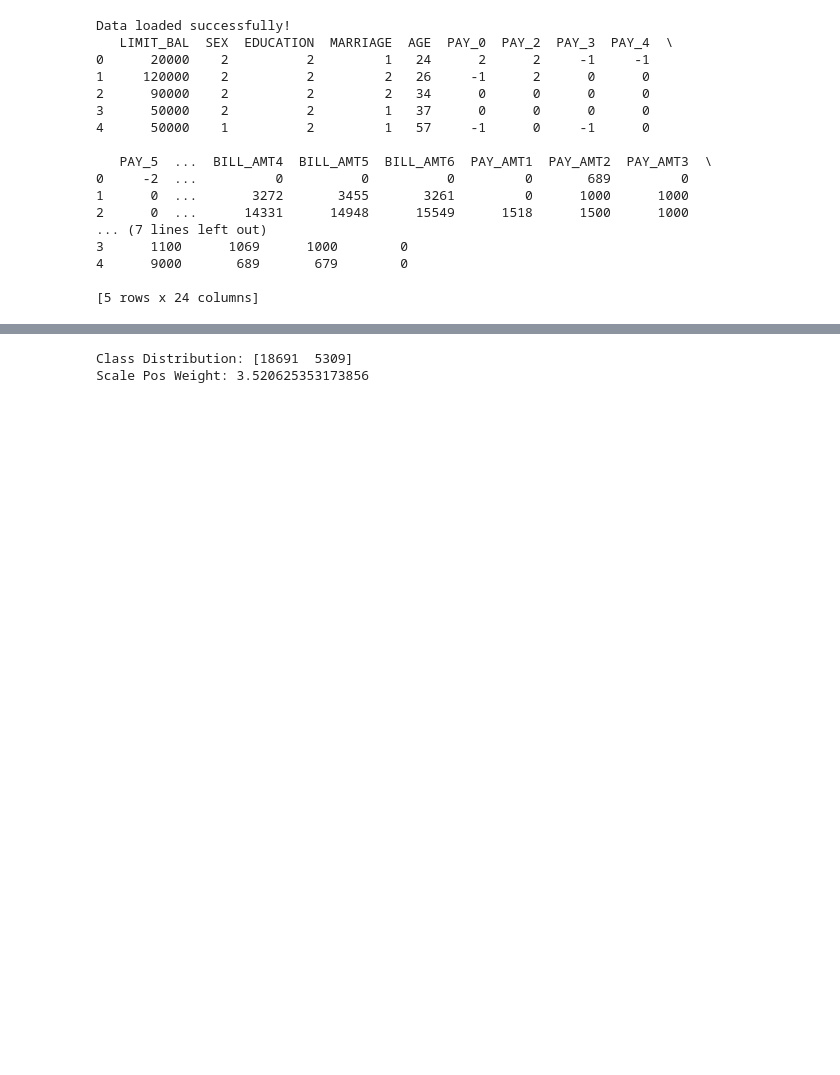
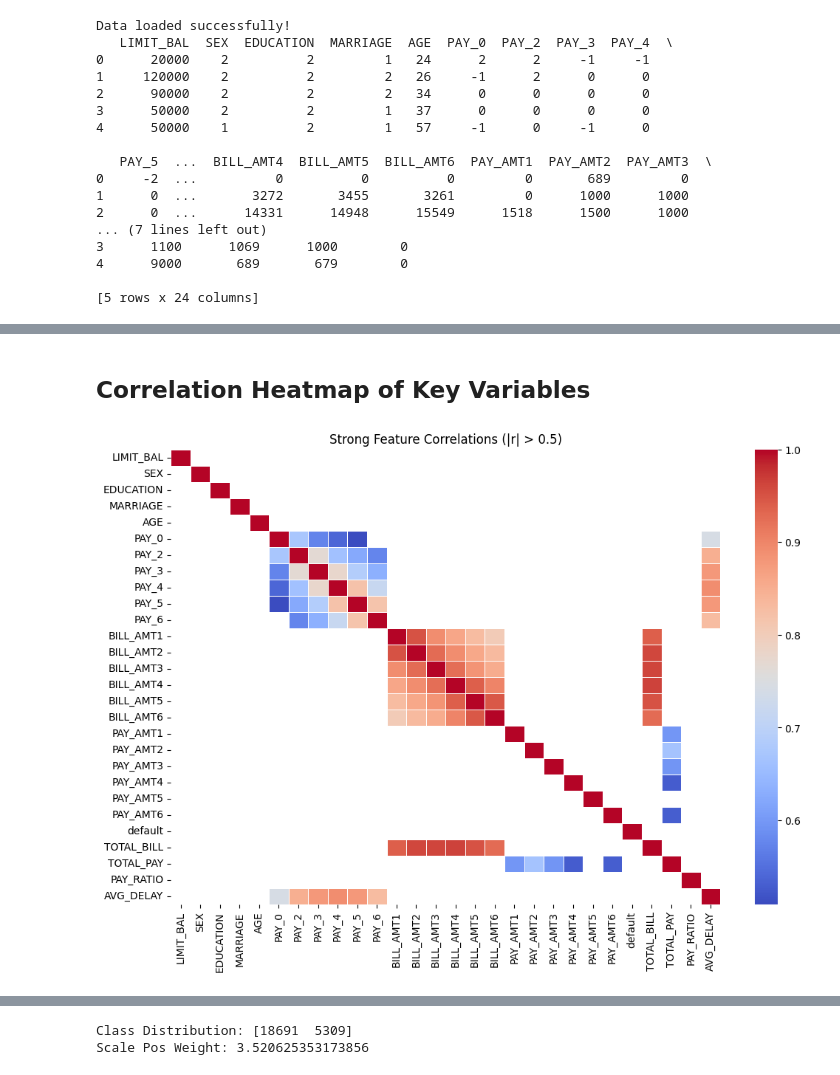
Before and after one commit to Sandesh-Ghimire/Credit-Card-Default-final, a Jupyter notebook: optimizedcode.ipynb, the cells around one changed output, grey strips where cells are left out. Drawn from its saved outputs; the diff is of its cells as text; code cells hidden in the pictures; blank space fills up the shorter version.

```diff
--- a/optimizedcode.ipynb
+++ b/optimizedcode.ipynb
@@ -99,0 +124,26 @@ df["AVG_DELAY"] = df[[
+# %% [markdown]
+## Correlation Heatmap of Key Variables
+# %%
+
+
+# Compute correlation
+corr = df.corr()
+
+# Mask weak correlations
+mask = np.abs(corr) < 0.5
+
+plt.figure(figsize=(12,8))
+
+sns.heatmap(corr,
+            mask=mask,
+            cmap='coolwarm',
+            linewidths=0.5,
+            cbar=True)
+
+plt.title("Strong Feature Correlations (|r| > 0.5)")
+
+plt.savefig("strong_correlation_heatmap.png", dpi=300, bbox_inches='tight')
+
+plt.show()
+# %% [output]
+[figure, added]
```
Also changed, not shown: parts of 58 cells of this notebook, 5 other files.
